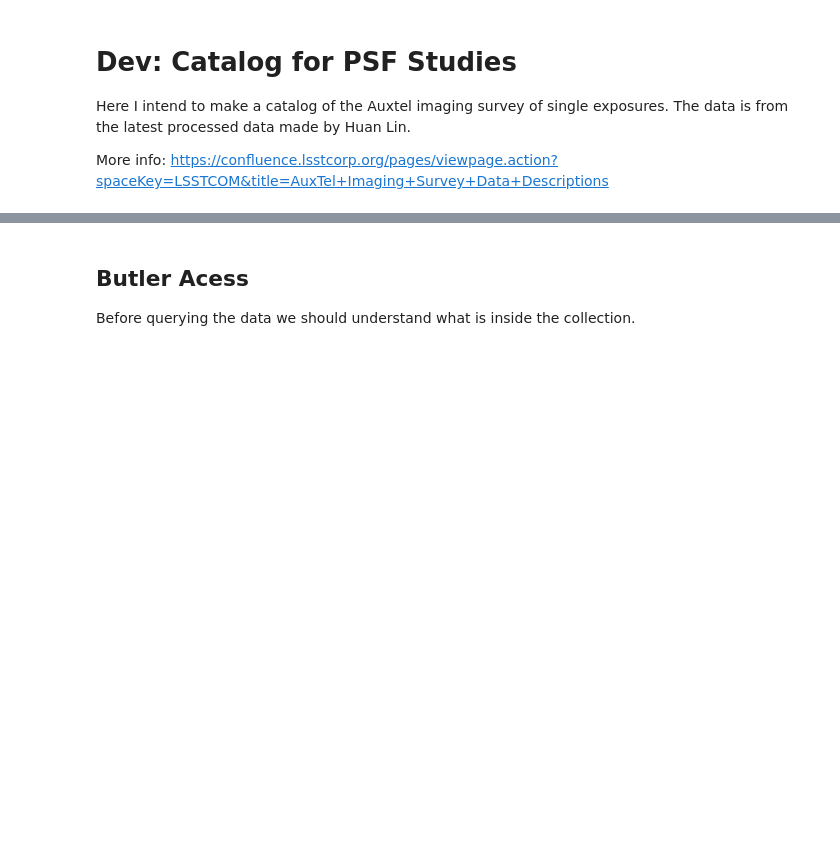
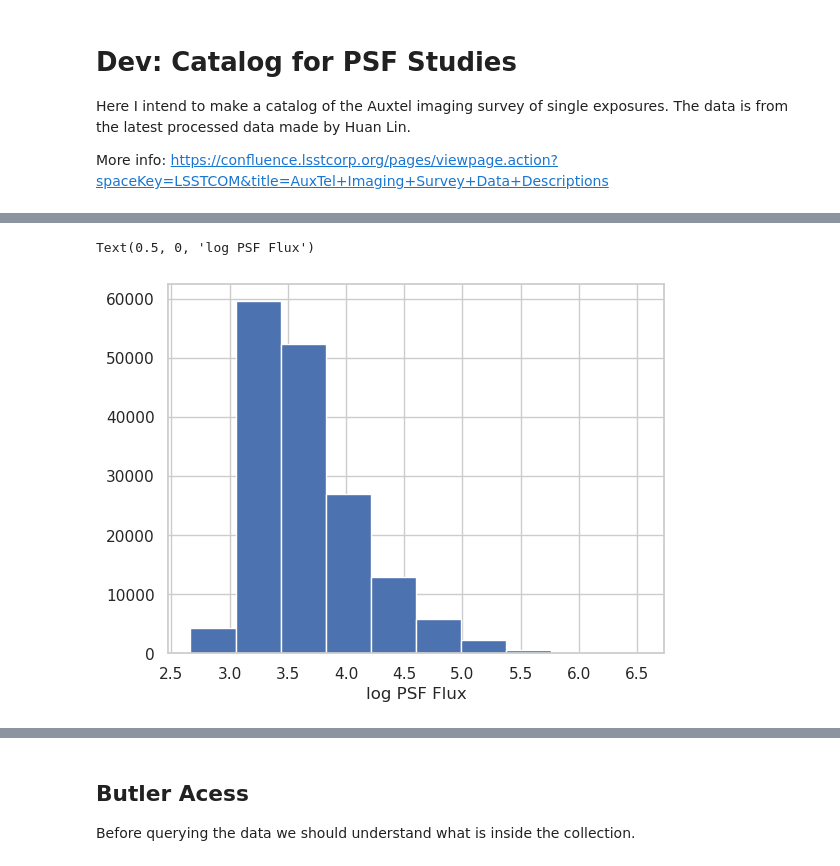
Before and after one commit to estevesjh/ImageQualityAuxTel, a Jupyter notebook: notebooks/query_collection.ipynb, the cells around one changed output, grey strips where cells are left out. Cells and saved outputs as stored; diff of their text form; code cells hidden in the pictures; blank space fills up the shorter version.

```diff
--- a/notebooks/query_collection.ipynb
+++ b/notebooks/query_collection.ipynb
@@ -19,0 +67,3 @@ Today is: 01042024
+# %%
+df = pd.concat(tables)
+tables = 0
@@ -19,0 +74,2 @@ Today is: 01042024
+# %%
+a,b = np.unique(df.ref_id, return_counts=True)
@@ -19,0 +78,12 @@ Today is: 01042024
+# %%
+stars = a[b>5]
+# %%
+wstar = np.isin(df.ref_id, stars)
+dstar = df.iloc[wstar].copy().reset_index()
+# dstar.reset_index(True)
+# %%
+np.log10(dstar.src_base_CircularApertureFlux_3_0_instFlux).hist()
+plt.xlabel('log PSF Flux')
+# %% [output]
+Text(0.5, 0, 'log PSF Flux')
+[figure, added]
```
Also changed, not shown: parts of 64 cells of this notebook, 6 other files.
